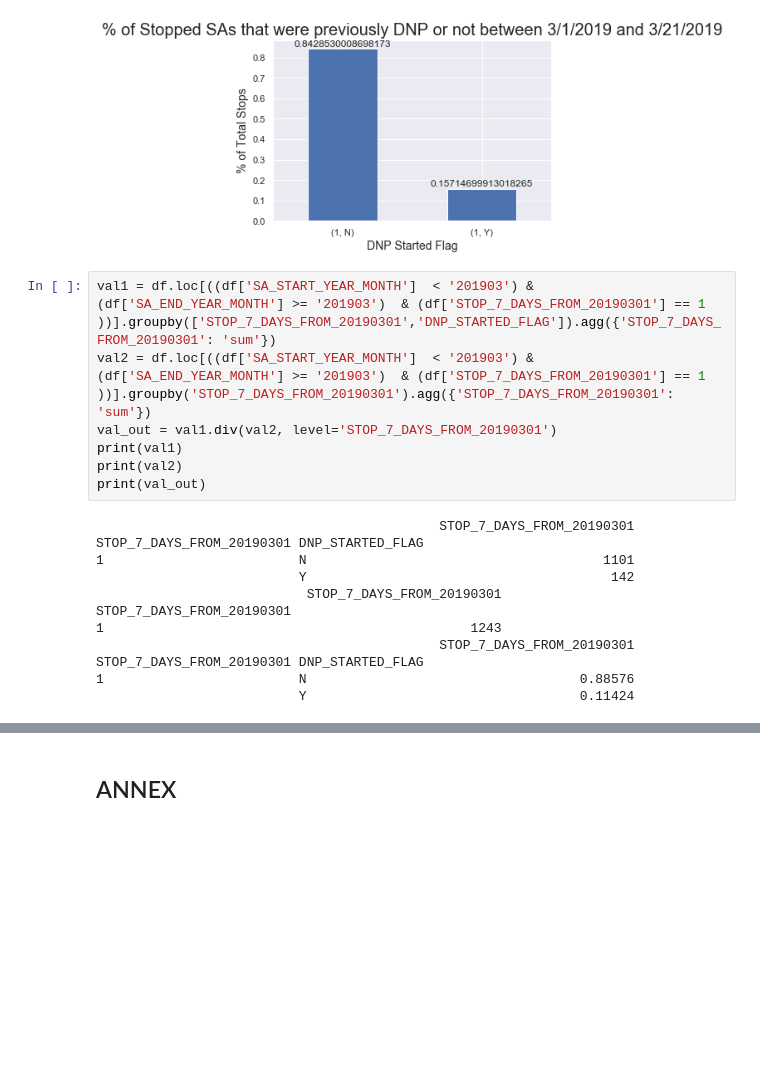
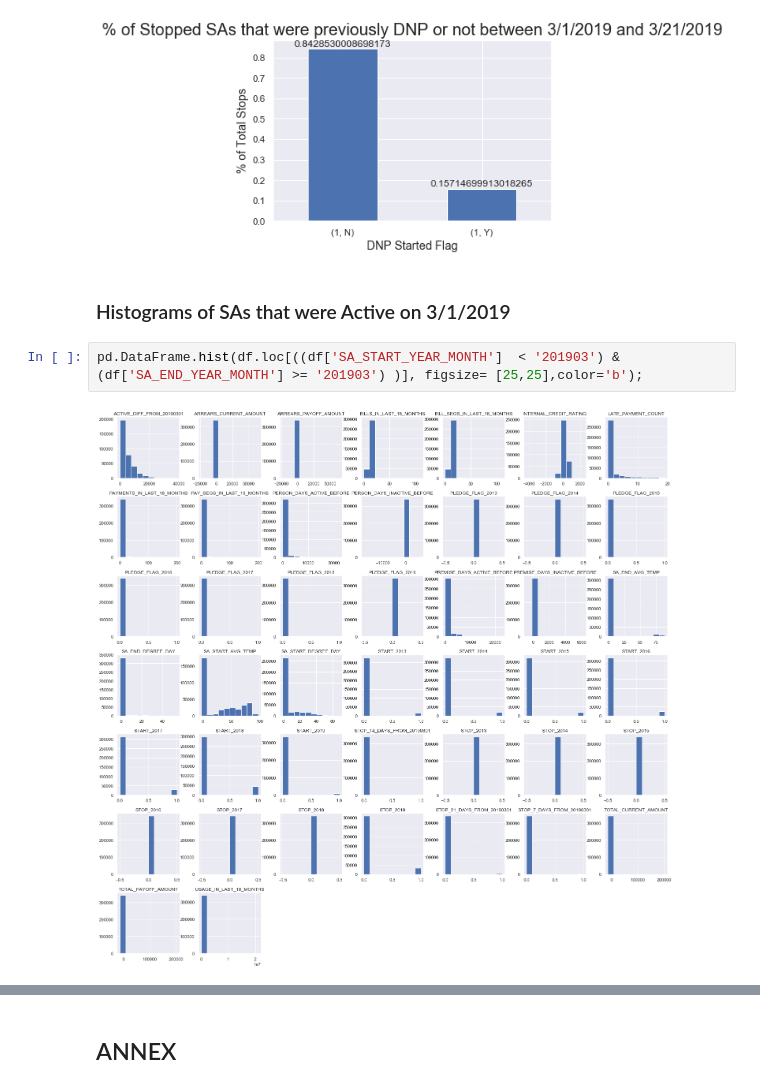
Before and after one commit to brocknosbisch/Springboard_Capstone_2, a Jupyter notebook: Chapter_2_Capstone_2_Data_Story.ipynb, the cells around one changed output, grey strips where cells are left out. Saved outputs shown, nothing was run; the diff lists cells and outputs as text; blank space fills up the shorter version.

```diff
--- a/Chapter_2_Capstone_2_Data_Story.ipynb
+++ b/Chapter_2_Capstone_2_Data_Story.ipynb
@@ -469,22 +469,9 @@ plt.show()
 [figure]
 [figure]
 [figure]
-# %%
-val1 = df.loc[((df['SA_START_YEAR_MONTH']  < '201903') & (df['SA_END_YEAR_MONTH'] >= '201903')  & (df['STOP_7_DAYS_FROM_20190301'] == 1 ))].groupby(['STOP_7_DAYS_FROM_20190301','DNP_STARTED_FLAG']).agg({'STOP_7_DAYS_FROM_20190301': 'sum'})
-val2 = df.loc[((df['SA_START_YEAR_MONTH']  < '201903') & (df['SA_END_YEAR_MONTH'] >= '201903')  & (df['STOP_7_DAYS_FROM_20190301'] == 1 ))].groupby('STOP_7_DAYS_FROM_20190301').agg({'STOP_7_DAYS_FROM_20190301': 'sum'})
-val_out = val1.div(val2, level='STOP_7_DAYS_FROM_20190301')
-print(val1)
-print(val2)
-print(val_out)
-# %% [output]
-                                            STOP_7_DAYS_FROM_20190301
-STOP_7_DAYS_FROM_20190301 DNP_STARTED_FLAG
-1                         N                                      1101
-                          Y                                       142
-                           STOP_7_DAYS_FROM_20190301
-STOP_7_DAYS_FROM_20190301
-1                                               1243
-                                            STOP_7_DAYS_FROM_20190301
-STOP_7_DAYS_FROM_20190301 DNP_STARTED_FLAG
-1                         N                                   0.88576
-                          Y                                   0.11424
+# %% [markdown]
+### Histograms of SAs that were Active on 3/1/2019
+# %%
+pd.DataFrame.hist(df.loc[((df['SA_START_YEAR_MONTH']  < '201903') & (df['SA_END_YEAR_MONTH'] >= '201903') )], figsize= [25,25],color='b');
+# %% [output]
+[figure, added]
```
Also changed, not shown: parts of 6 cells of this notebook.
